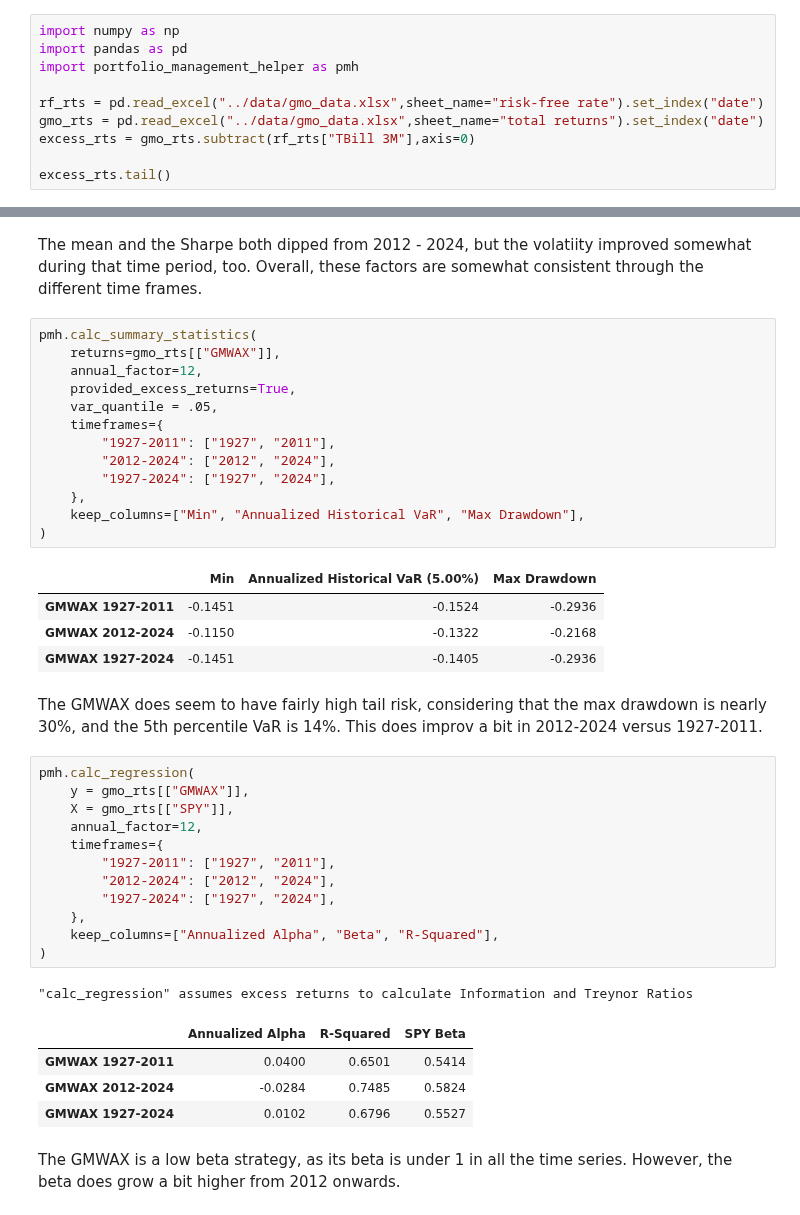
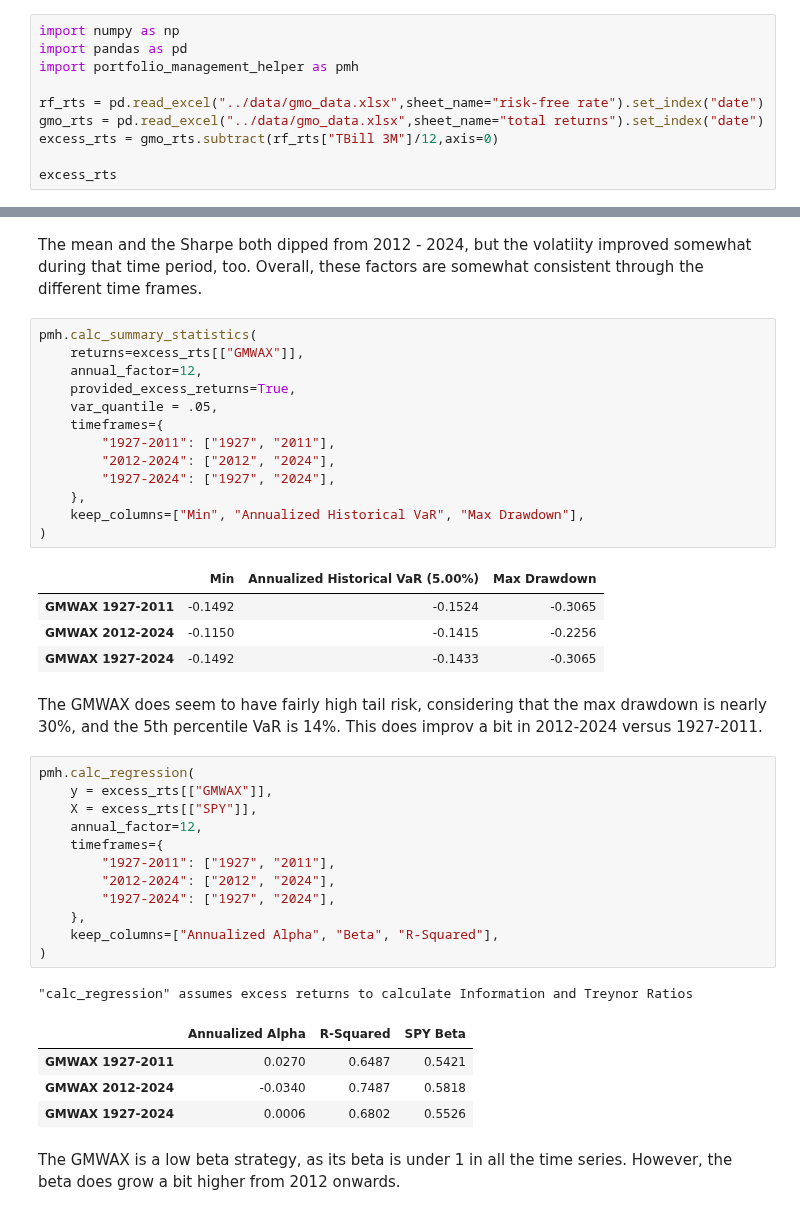
Before and after one commit to ekopen/finm-portfolio-2024, a Jupyter notebook: homework/Eric Kopen HW7.ipynb, the cells around one changed output, grey strips where cells are left out. Drawn from its saved outputs; the diff is of its cells as text.

```diff
--- a/homework/Eric Kopen HW7.ipynb
+++ b/homework/Eric Kopen HW7.ipynb
@@ -7,9 +7,9 @@ import portfolio_management_helper as pmh
 
 rf_rts = pd.read_excel("../data/gmo_data.xlsx",sheet_name="risk-free rate").set_index("date")
 gmo_rts = pd.read_excel("../data/gmo_data.xlsx",sheet_name="total returns").set_index("date")
-excess_rts = gmo_rts.subtract(rf_rts["TBill 3M"],axis=0)
+excess_rts = gmo_rts.subtract(rf_rts["TBill 3M"]/12,axis=0)
 
-excess_rts.tail()
+excess_rts
 # %% [output]
 |  | SPY | GMWAX | GMGEX |
 | date |  |  |  |
@@ -39,7 +46,7 @@ pmh.calc_summary_statistics(
 The mean and the Sharpe both dipped from 2012 - 2024, but the volatiity improved somewhat during that time period, too. Overall, these factors are somewhat consistent through the different time frames.
 # %%
 pmh.calc_summary_statistics(
-    returns=gmo_rts[["GMWAX"]],
+    returns=excess_rts[["GMWAX"]],
     annual_factor=12,
     provided_excess_returns=True,
     var_quantile = .05,
@@ -52,29 +59,29 @@ pmh.calc_summary_statistics(
 )
 # %% [output]
 |  | Min | Annualized Historical VaR (5.00%) | Max Drawdown |
-| GMWAX 1927-2011 | -0.1451 | -0.1524 | -0.2936 |
-| GMWAX 2012-2024 | -0.1150 | -0.1322 | -0.2168 |
-| GMWAX 1927-2024 | -0.1451 | -0.1405 | -0.2936 |
+| GMWAX 1927-2011 | -0.1492 | -0.1524 | -0.3065 |
+| GMWAX 2012-2024 | -0.1150 | -0.1415 | -0.2256 |
+| GMWAX 1927-2024 | -0.1492 | -0.1433 | -0.3065 |
 # %% [markdown]
 The GMWAX does seem to have fairly high tail risk, considering that the max drawdown is nearly 30%, and the 5th percentile VaR is 14%. This does improv a bit in 2012-2024 versus 1927-2011.
 # %%
 pmh.calc_regression(
-    y = gmo_rts[["GMWAX"]],
-    X = gmo_rts[["SPY"]],
+    y = excess_rts[["GMWAX"]],
+    X = excess_rts[["SPY"]],
     annual_factor=12,
     timeframes={
         "1927-2011": ["1927", "2011"],
         "2012-2024": ["2012", "2024"],
         "1927-2024": ["1927", "2024"],
     },
     keep_columns=["Annualized Alpha", "Beta", "R-Squared"],
 )
 # %% [output]
 "calc_regression" assumes excess returns to calculate Information and Treynor Ratios
 |  | Annualized Alpha | R-Squared | SPY Beta |
-| GMWAX 1927-2011 | 0.0400 | 0.6501 | 0.5414 |
-| GMWAX 2012-2024 | -0.0284 | 0.7485 | 0.5824 |
-| GMWAX 1927-2024 | 0.0102 | 0.6796 | 0.5527 |
+| GMWAX 1927-2011 | 0.0270 | 0.6487 | 0.5421 |
+| GMWAX 2012-2024 | -0.0340 | 0.7487 | 0.5818 |
+| GMWAX 1927-2024 | 0.0006 | 0.6802 | 0.5526 |
 # %% [markdown]
 The GMWAX is a low beta strategy, as its beta is under 1 in all the time series. However, the beta does grow a bit higher from 2012 onwards.
 # %% [markdown]
```
Also changed, not shown: parts of 16 cells of this notebook.
